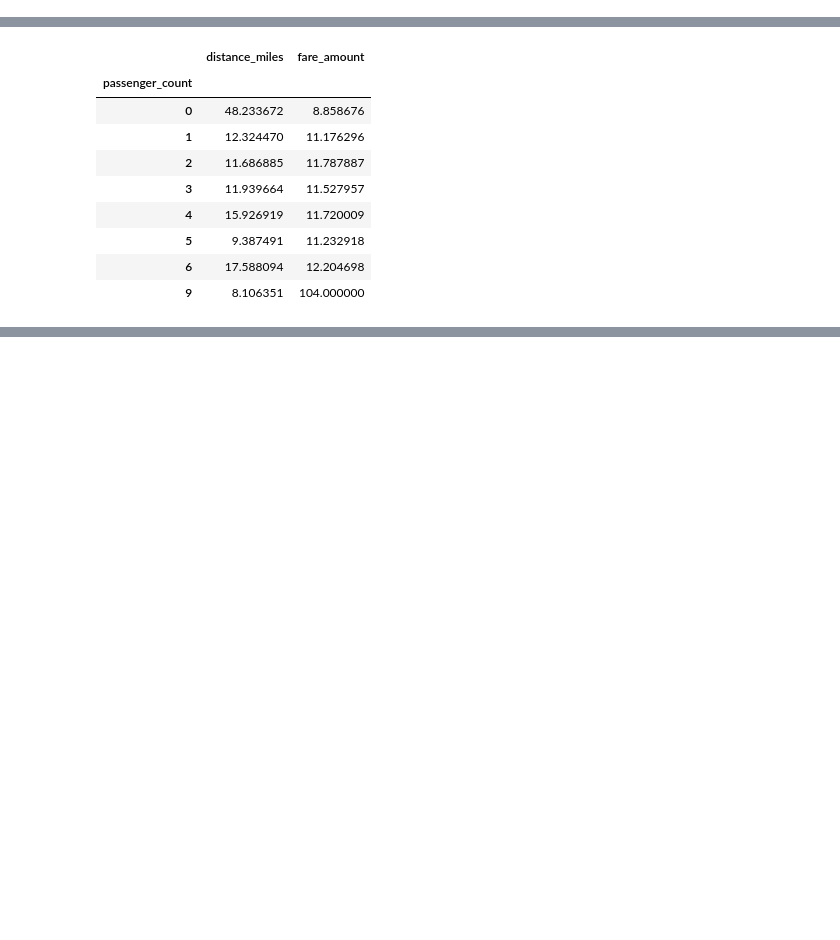
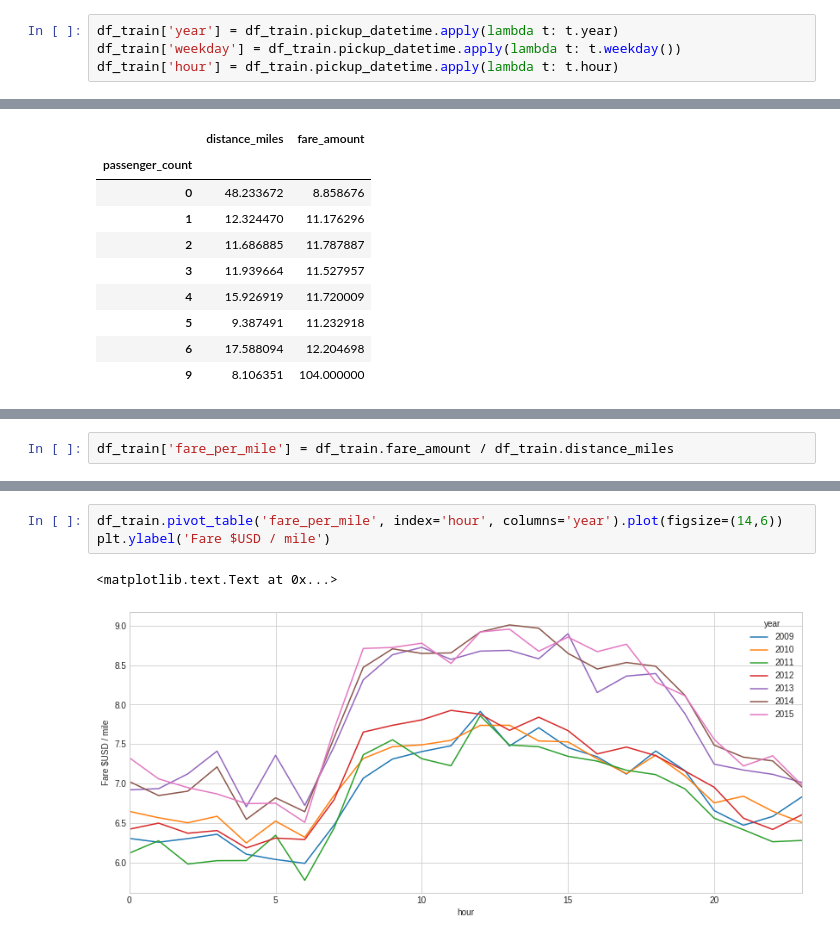
Before and after one commit to TheAnig/nyc-taxi-fare-prediction, a Jupyter notebook: exploratory-analysis.ipynb, the cells around one changed output, grey strips where cells are left out. Drawn from its saved outputs; the diff is of its cells as text; blank space fills up the shorter version.

Commit message:
Added some plot

```diff
--- a/exploratory-analysis.ipynb
+++ b/exploratory-analysis.ipynb
@@ -71,3 +73,7 @@ df_train.describeribe()
+# %%
+df_train['year'] = df_train.pickup_datetime.apply(lambda t: t.year)
+df_train['weekday'] = df_train.pickup_datetime.apply(lambda t: t.weekday())
+df_train['hour'] = df_train.pickup_datetime.apply(lambda t: t.hour)
 # %% [markdown]
 ## Histogram for distribution of fares
 # %%
@@ -139,0 +148,2 @@ df_train.groupby('passenger_count')['distance_miles', 'fare_amount'].mean()
+# %%
+df_train['fare_per_mile'] = df_train.fare_amount / df_train.distance_miles
@@ -139,0 +162,6 @@ df_train.groupby('passenger_count')['distance_miles', 'fare_amount'].mean()
+# %%
+df_train.pivot_table('fare_per_mile', index='hour', columns='year').plot(figsize=(14,6))
+plt.ylabel('Fare $USD / mile')
+# %% [output]
+<matplotlib.text.Text at 0x...>
+[figure, added]
```
Also changed, not shown: parts of 9 cells of this notebook.
